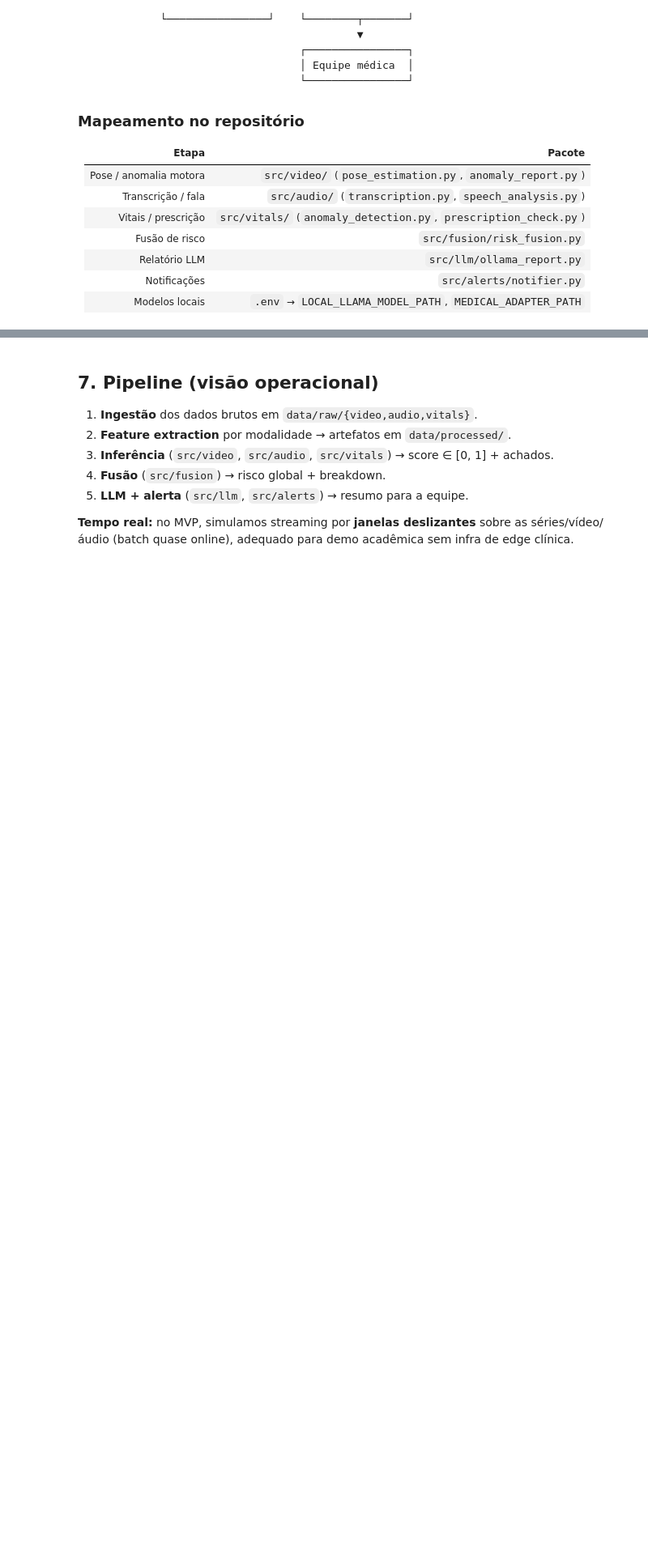
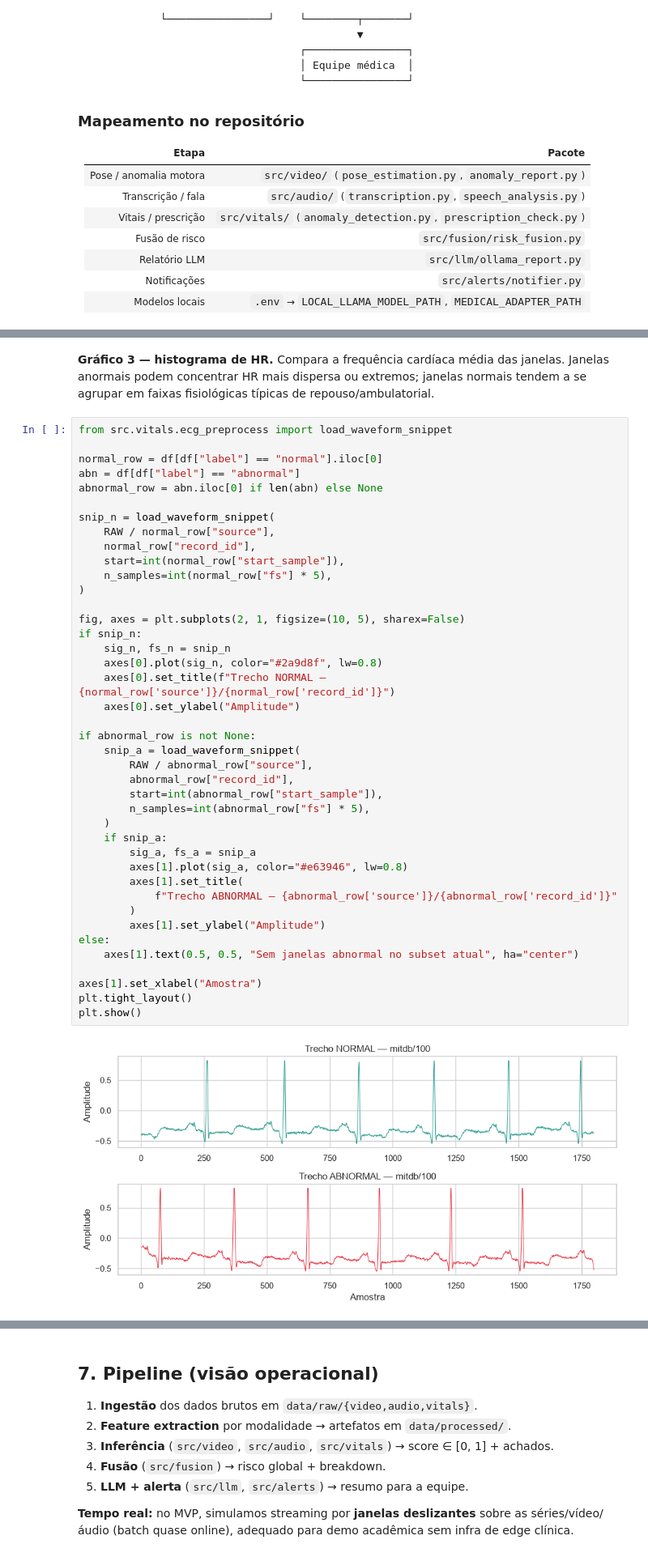
Before and after one commit to StefanieFranco/TechChallenge-Multimodais, a Jupyter notebook: notebooks/Relatorio.ipynb, the cells around one changed output, grey strips where cells are left out. Shown at 81% size. Cells and saved outputs as stored; diff of their text form; blank space fills up the shorter version.

```diff
--- a/notebooks/Relatorio.ipynb
+++ b/notebooks/Relatorio.ipynb
@@ -124,0 +332,45 @@ Dados brutos → `data/raw/` · processados → `data/processed/`.
+# %% [markdown]
+**Gráfico 3 — histograma de HR.** Compara a frequência cardíaca média das janelas. Janelas anormais podem concentrar HR mais dispersa ou extremos; janelas normais tendem a se agrupar em faixas fisiológicas típicas de repouso/ambulatorial.
+# %%
+from src.vitals.ecg_preprocess import load_waveform_snippet
+
+normal_row = df[df["label"] == "normal"].iloc[0]
+abn = df[df["label"] == "abnormal"]
+abnormal_row = abn.iloc[0] if len(abn) else None
+
+snip_n = load_waveform_snippet(
+    RAW / normal_row["source"],
+    normal_row["record_id"],
+    start=int(normal_row["start_sample"]),
+    n_samples=int(normal_row["fs"] * 5),
+)
+
+fig, axes = plt.subplots(2, 1, figsize=(10, 5), sharex=False)
+if snip_n:
+    sig_n, fs_n = snip_n
+    axes[0].plot(sig_n, color="#2a9d8f", lw=0.8)
+    axes[0].set_title(f"Trecho NORMAL — {normal_row['source']}/{normal_row['record_id']}")
+    axes[0].set_ylabel("Amplitude")
+
+if abnormal_row is not None:
+    snip_a = load_waveform_snippet(
+        RAW / abnormal_row["source"],
+        abnormal_row["record_id"],
+        start=int(abnormal_row["start_sample"]),
+        n_samples=int(abnormal_row["fs"] * 5),
+    )
+    if snip_a:
+        sig_a, fs_a = snip_a
+        axes[1].plot(sig_a, color="#e63946", lw=0.8)
+        axes[1].set_title(
+            f"Trecho ABNORMAL — {abnormal_row['source']}/{abnormal_row['record_id']}"
+        )
+        axes[1].set_ylabel("Amplitude")
+else:
+    axes[1].text(0.5, 0.5, "Sem janelas abnormal no subset atual", ha="center")
+
+axes[1].set_xlabel("Amostra")
+plt.tight_layout()
+plt.show()
+# %% [output]
+[figure, added]
```
Also changed, not shown: parts of 53 cells of this notebook, 22 other files.
